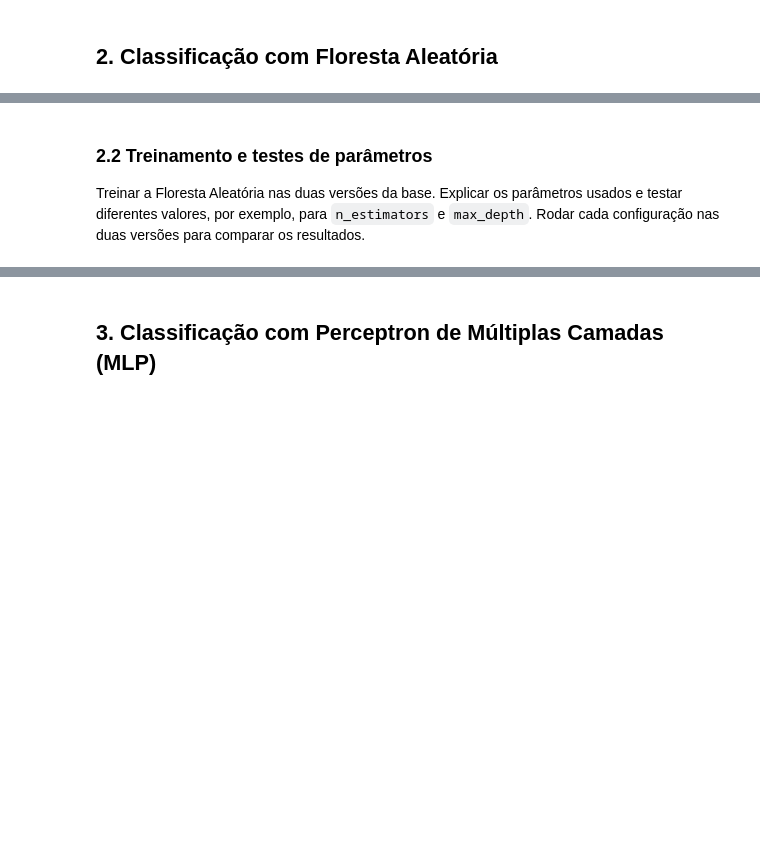
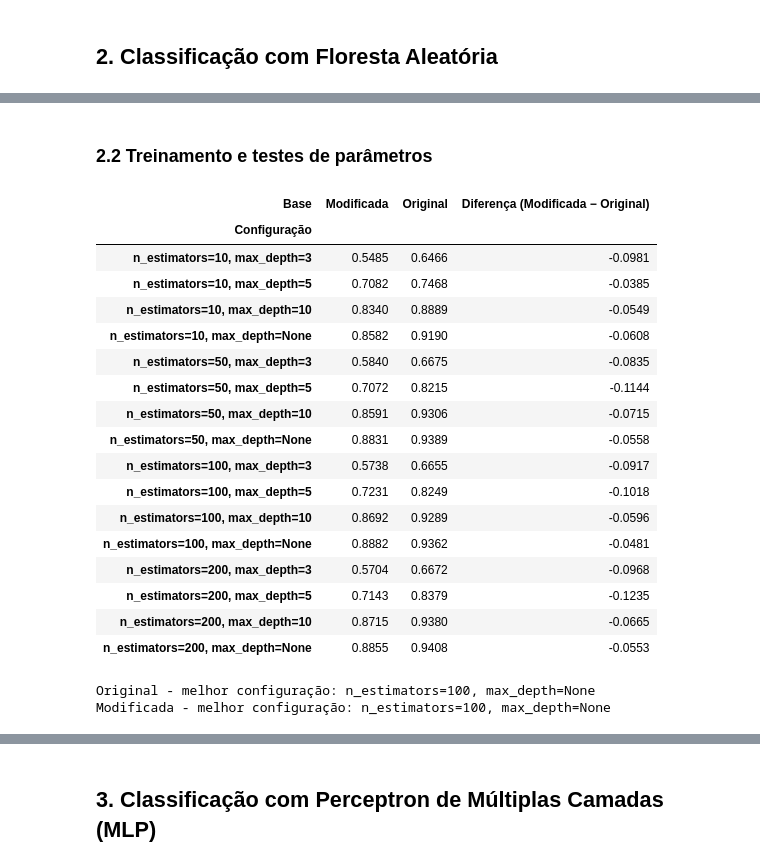
Before and after one commit to giovanasilverio/XMCO01-trabalho, a Jupyter notebook: trabalho.ipynb, the cells around one changed output, grey strips where cells are left out. Drawn from its saved outputs; the diff is of its cells as text; code cells hidden in the pictures; blank space fills up the shorter version.

```diff
--- a/trabalho.ipynb
+++ b/trabalho.ipynb
@@ -165,5 +212,2 @@ aplicar a mesma transformação ao teste.
 # %% [markdown]
 ### 2.2 Treinamento e testes de parâmetros
-Treinar a Floresta Aleatória nas duas versões da base. Explicar os parâmetros
-usados e testar diferentes valores, por exemplo, para `n_estimators` e
-`max_depth`. Rodar cada configuração nas duas versões para comparar os resultados.
@@ -169,0 +256,46 @@ usados e testar diferentes valores, por exemplo, para `n_estimators` e
+# %%
+# Ordem original dos testes
+ordem = resultados.loc[resultados["Base"] == "Original", "Configuração"]
+
+# Reorganiza a tabela: cada configuração vira uma linha e cada base vira uma coluna
+comparacao = (
+    resultados.pivot(index="Configuração", columns="Base", values="F1 macro teste")
+    .loc[ordem]
+)
+comparacao["Diferença (Modificada − Original)"] = comparacao["Modificada"] - comparacao["Original"]
+
+display(comparacao.round(4))
+# %% [output]
+| Base | Modificada | Original | Diferença (Modificada − Original) |
+| Configuração |  |  |  |
+| n_estimators=10, max_depth=3 | 0.5485 | 0.6466 | -0.0981 |
+| n_estimators=10, max_depth=5 | 0.7082 | 0.7468 | -0.0385 |
+| n_estimators=10, max_depth=10 | 0.8340 | 0.8889 | -0.0549 |
+| n_estimators=10, max_depth=None | 0.8582 | 0.9190 | -0.0608 |
+| n_estimators=50, max_depth=3 | 0.5840 | 0.6675 | -0.0835 |
+| n_estimators=50, max_depth=5 | 0.7072 | 0.8215 | -0.1144 |
+| n_estimators=50, max_depth=10 | 0.8591 | 0.9306 | -0.0715 |
+| n_estimators=50, max_depth=None | 0.8831 | 0.9389 | -0.0558 |
+| n_estimators=100, max_depth=3 | 0.5738 | 0.6655 | -0.0917 |
+| n_estimators=100, max_depth=5 | 0.7231 | 0.8249 | -0.1018 |
+| n_estimators=100, max_depth=10 | 0.8692 | 0.9289 | -0.0596 |
+| n_estimators=100, max_depth=None | 0.8882 | 0.9362 | -0.0481 |
+| n_estimators=200, max_depth=3 | 0.5704 | 0.6672 | -0.0968 |
+| n_estimators=200, max_depth=5 | 0.7143 | 0.8379 | -0.1235 |
+| n_estimators=200, max_depth=10 | 0.8715 | 0.9380 | -0.0665 |
+| n_estimators=200, max_depth=None | 0.8855 | 0.9408 | -0.0553 |
+# %%
+# Treina o modelo final de cada base
+modelos_finais = {}
+for nome_base, (X_tr, X_te) in bases.items():
+    sub = resultados[resultados["Base"] == nome_base]
+    melhor = sub.loc[sub["F1 macro (CV treino)"].idxmax(), "Configuração"]
+
+    modelos_finais[nome_base] = RandomForestClassifier(
+        **parametros[(nome_base, melhor)], random_state=42, n_jobs=-1
+    ).fit(X_tr, y_treino)
+
+    print(f"{nome_base} - melhor configuração: {melhor}")
+# %% [output]
+Original - melhor configuração: n_estimators=100, max_depth=None
+Modificada - melhor configuração: n_estimators=100, max_depth=None
```
Also changed, not shown: parts of 19 cells of this notebook.
